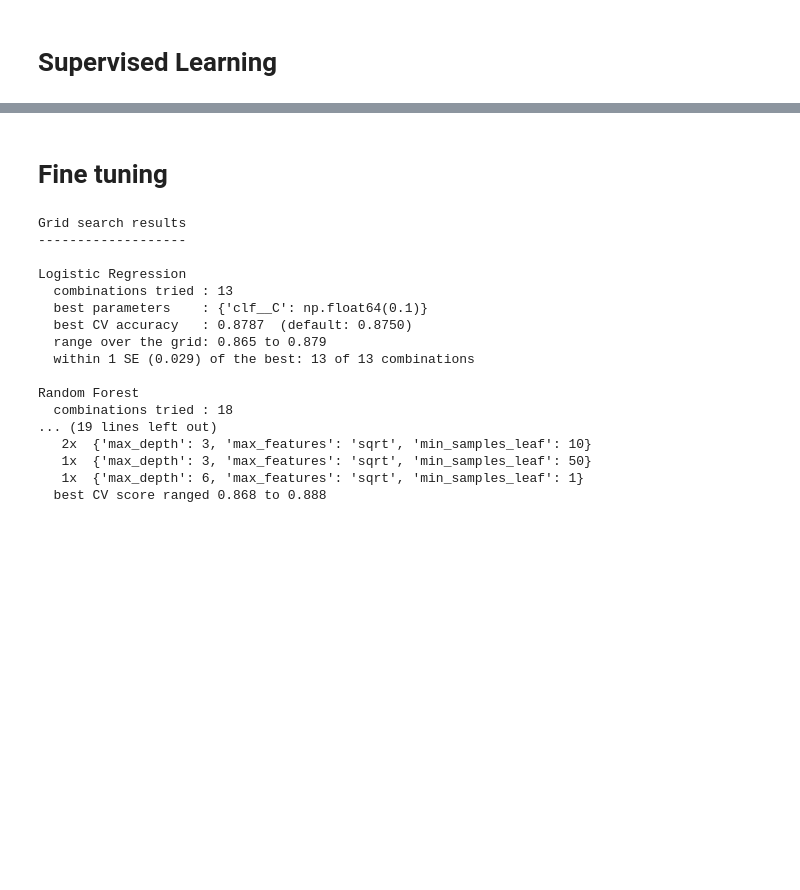
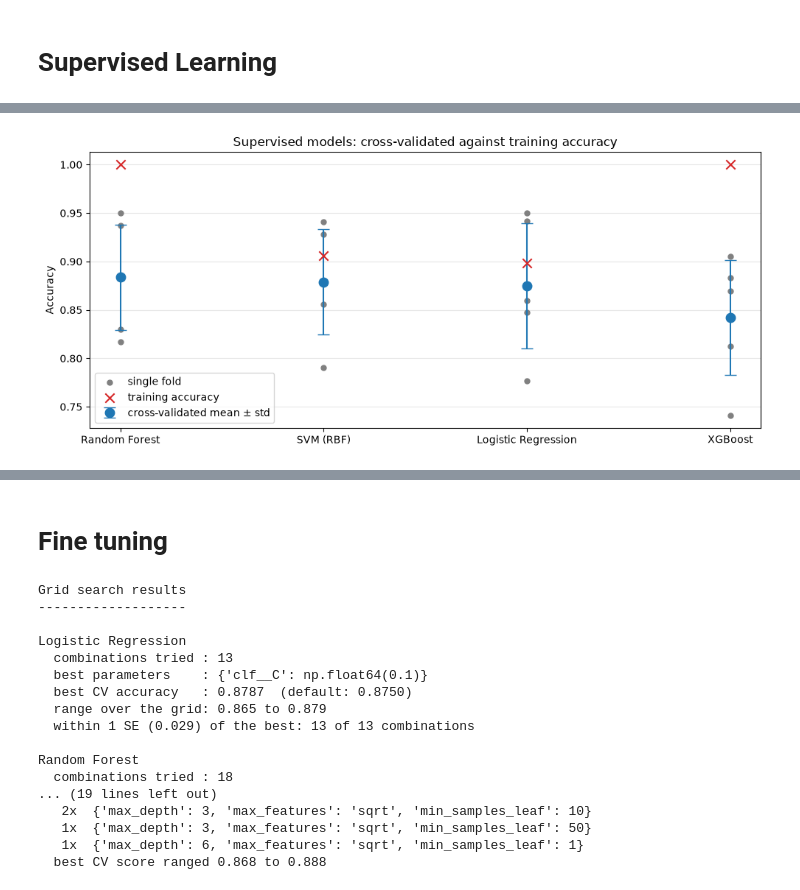
Before and after one commit to dhafinrizaldi/tue-5are0-bike-lane-quality, a Jupyter notebook: group11.ipynb, the cells around one changed output, grey strips where cells are left out. Cells and saved outputs as stored; diff of their text form; code cells hidden in the pictures; blank space fills up the shorter version.

Commit message:
Cleanup supervised and unsupervised sections

```diff
--- a/group11.ipynb
+++ b/group11.ipynb
@@ -2763,0 +1279,95 @@ An RBF SVM has no built-in feature importance, because the kernel combines the f
+# %%
+from sklearn.model_selection import StratifiedGroupKFold, cross_val_score
+from sklearn.pipeline import Pipeline
+from sklearn.preprocessing import StandardScaler
+from sklearn.linear_model import LogisticRegression
+from sklearn.svm import SVC
+from sklearn.ensemble import RandomForestClassifier
+from sklearn.metrics import accuracy_score
+from xgboost import XGBClassifier
+
+
+# --- The four models, each as a pipeline in its default configuration ---
+# Scale-sensitive models keep the scaler inside the pipeline, so it is refitted
+# within every cross-validation fold on the training part only.
+def make_logistic_regression():
+    return Pipeline([
+        ("scaler", StandardScaler()),
+        ("clf", LogisticRegression(max_iter=5000, random_state=RANDOM_SEED)),
+    ])
+
+def make_random_forest():
+    return Pipeline([("clf", RandomForestClassifier(random_state=RANDOM_SEED, n_jobs=-1))])
+
+def make_xgboost():
+    return Pipeline([("clf", XGBClassifier(random_state=RANDOM_SEED, eval_metric="logloss"))])
+
+def make_svm():
+    return Pipeline([
+        ("scaler", StandardScaler()),
+        ("clf", SVC(kernel="rbf", random_state=RANDOM_SEED)),
+    ])
+
+SUPERVISED_MODELS = {
+    "Logistic Regression": make_logistic_regression,
+    "Random Forest": make_random_forest,
+    "XGBoost": make_xgboost,
+    "SVM (RBF)": make_svm,
+}
+
+
+# --- Grouped cross-validation on the training recordings ---
+# The folds are grouped by recording for the same reason the train/test split
+# is: windows overlap, so a ride has to stay on one side of every fold. The
+# held-out recordings take no part here; they are used once, in the final
+# evaluation. Every model sees identical folds, so they can be compared fold
+# by fold.
+CV_FOLDS = 5
+cv = StratifiedGroupKFold(n_splits=CV_FOLDS, shuffle=True, random_state=RANDOM_SEED)
+
+fold_scores, rows = {}, []
+
+for name, make_model in SUPERVISED_MODELS.items():
+    scores = cross_val_score(make_model(), X_train, y_train, cv=cv,
+                             groups=train["measurement_id"], scoring="accuracy")
+    fold_scores[name] = scores
+
+    fitted = make_model().fit(X_train, y_train)
+    rows.append({
+        "model": name,
+        "train accuracy": accuracy_score(y_train, fitted.predict(X_train)),
+        "cv mean": scores.mean(),
+        "cv std": scores.std(),
+    })
+
+comparison = pd.DataFrame(rows).set_index("model").sort_values("cv mean", ascending=False)
+comparison["train - cv"] = comparison["train accuracy"] - comparison["cv mean"]
+
+print("Supervised models: training accuracy and 5-fold grouped cross-validation")
+print("-------------------------------------------------------------------------")
+print(comparison.round(3).to_string())
+
+print("\nAccuracy per cross-validation fold:")
+print(pd.DataFrame(fold_scores, index=[f"fold {i}" for i in range(CV_FOLDS)]).round(3).to_string())
+
+
+# --- One figure: cross-validated accuracy per fold, against training accuracy ---
+fig, ax = plt.subplots(figsize=(10, 4.5))
+
+for position, name in enumerate(comparison.index):
+    ax.scatter(np.full(CV_FOLDS, position), fold_scores[name], color="grey", s=25, zorder=3,
+               label="single fold" if position == 0 else None)
+    ax.errorbar(position, comparison.loc[name, "cv mean"], yerr=comparison.loc[name, "cv std"],
+                fmt="o", color="tab:blue", markersize=9, capsize=6, zorder=4,
+                label="cross-validated mean ± std" if position == 0 else None)
+    ax.scatter(position, comparison.loc[name, "train accuracy"], marker="x", color="tab:red", s=80, zorder=5,
+               label="training accuracy" if position == 0 else None)
+
+ax.set_xticks(range(len(comparison)), comparison.index)
+ax.set_ylabel("Accuracy")
+ax.set_title("Supervised models: cross-validated against training accuracy")
+ax.legend(loc="lower left")
+ax.grid(axis="y", alpha=0.3)
+plt.tight_layout()
+plt.show()
+# %% [output]
@@ -2764 +1390,2 @@ An RBF SVM has no built-in feature importance, because the kernel combines the f
+[figure, added]
 # %% [markdown]
```
Also changed, not shown: parts of 37 cells of this notebook.
